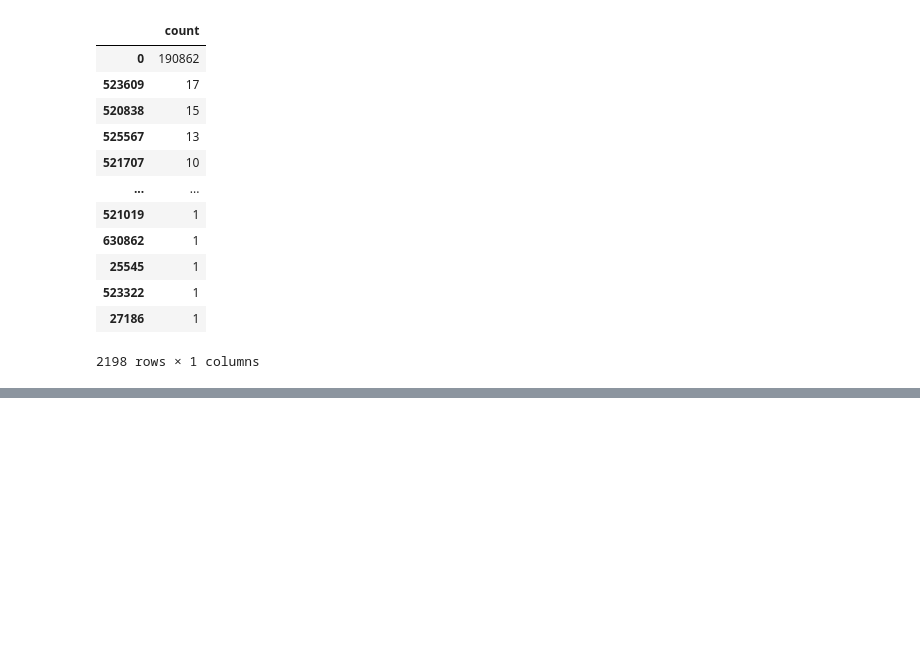
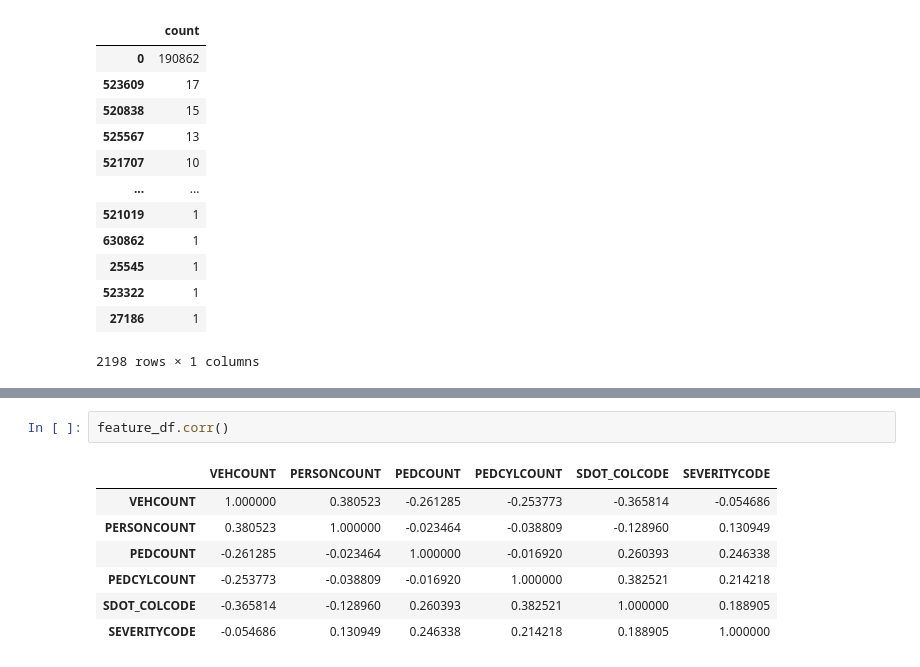
Before and after one commit to aks97cs/applied-datascience-on-car-collision, a Jupyter notebook: car-collision-capston.ipynb, the cells around one changed output, grey strips where cells are left out. Drawn from its saved outputs; the diff is of its cells as text; blank space fills up the shorter version.

```diff
--- a/car-collision-capston.ipynb
+++ b/car-collision-capston.ipynb
@@ -239,0 +297,10 @@ features = ['VEHCOUNT', 'PERSONCOUNT', 'PEDCOUNT', 'PEDCYLCOUNT', 'SDOT_COLCODE'
+# %%
+feature_df.corr()
+# %% [output]
+|  | VEHCOUNT | PERSONCOUNT | PEDCOUNT | PEDCYLCOUNT | SDOT_COLCODE | SEVERITYCODE |
+| VEHCOUNT | 1.000000 | 0.380523 | -0.261285 | -0.253773 | -0.365814 | -0.054686 |
+| PERSONCOUNT | 0.380523 | 1.000000 | -0.023464 | -0.038809 | -0.128960 | 0.130949 |
+| PEDCOUNT | -0.261285 | -0.023464 | 1.000000 | -0.016920 | 0.260393 | 0.246338 |
+| PEDCYLCOUNT | -0.253773 | -0.038809 | -0.016920 | 1.000000 | 0.382521 | 0.214218 |
+| SDOT_COLCODE | -0.365814 | -0.128960 | 0.260393 | 0.382521 | 1.000000 | 0.188905 |
+| SEVERITYCODE | -0.054686 | 0.130949 | 0.246338 | 0.214218 | 0.188905 | 1.000000 |
```
Also changed, not shown: parts of 22 cells of this notebook.
